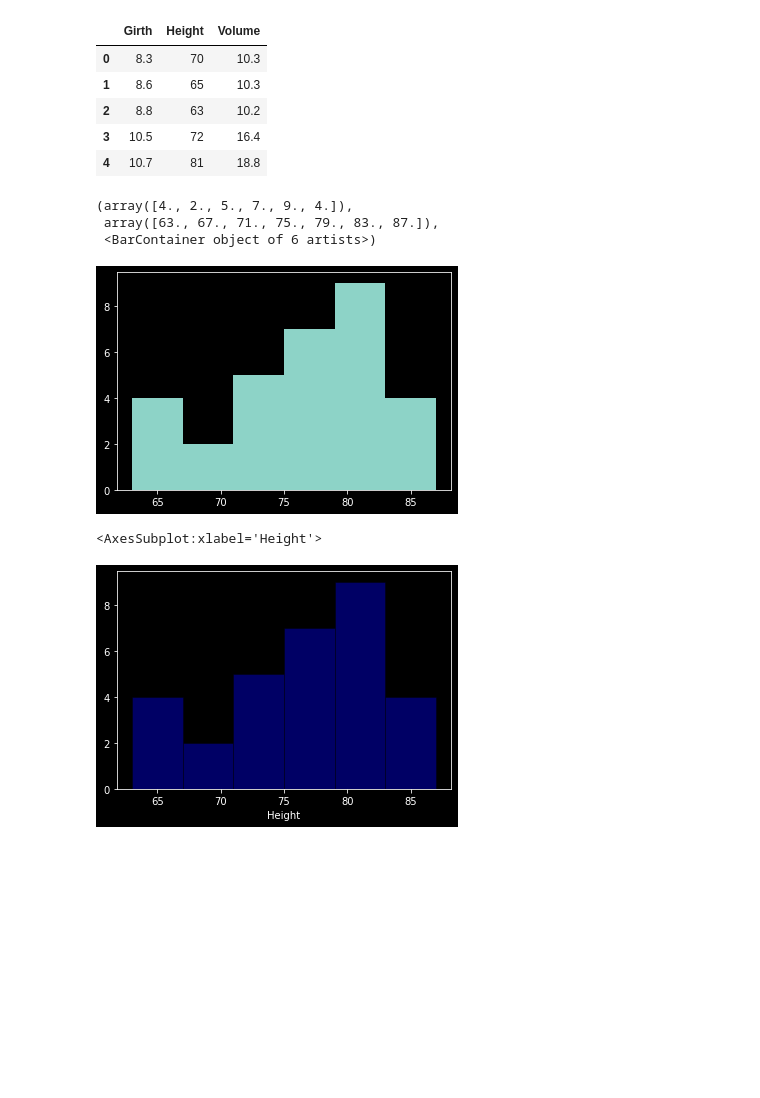
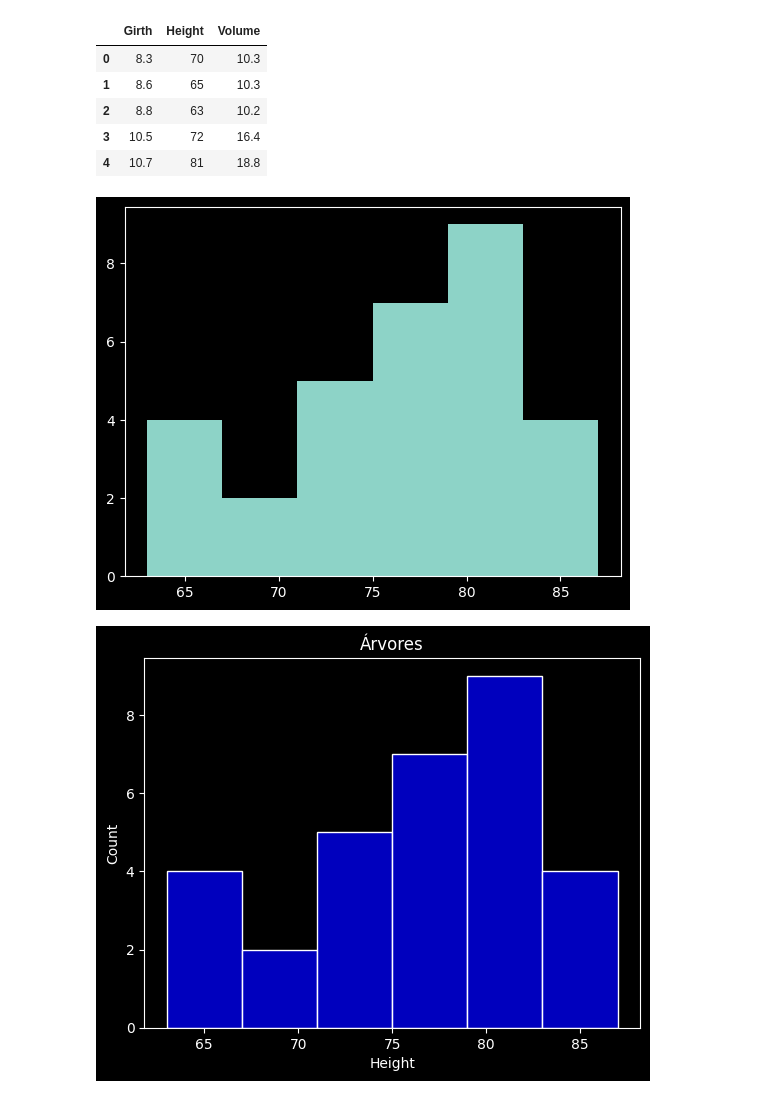
Before and after one commit to Joao-Inacio/Formacao-Cientista-de-Dados, a Jupyter notebook: 3_Gráficos/2_Densidade.ipynb, the cells around one changed output. Saved outputs shown, nothing was run; the diff lists cells and outputs as text; code cells hidden in the pictures; blank space fills up the shorter version.

```diff
--- a/3_Gráficos/2_Densidade.ipynb
+++ b/3_Gráficos/2_Densidade.ipynb
@@ -7,7 +7,7 @@ import matplotlib.pyplot as plt
 import seaborn as sns
 # %%
 # Carregando a base de dados
-base = pd.read_csv('trees.csv')
+base = pd.read_csv('./data/trees.csv')
 base.head()
 # %% [output]
 |  | Girth | Height | Volume |
@@ -19,19 +19,12 @@ base.head()
 # %%
 # Histograma com 10 divisões (bins) e somente para o primeiro atributo da
 # base de dados
-plt.hist(base.iloc[:,1], bins = 6)
+plt.hist(base.iloc[:,1], bins=6);
 # %% [output]
-(array([4., 2., 5., 7., 9., 4.]),
- array([63., 67., 71., 75., 79., 83., 87.]),
- <BarContainer object of 6 artists>)
-[figure, old version]
+[figure, new version]
 # %%
 # Histograma com a linha de distribuição de frequência, com 6 divisões (bins)
 #kde = linha de densidade
-sns.distplot(
-    base.iloc[:,1], hist = True, kde = False, bins = 6, color = 'blue',
-    hist_kws={'edgecolor': 'black'}
-)
+sns.histplot(base.iloc[:,1], kde=False, bins=6, color='blue').set(title='Árvores');
 # %% [output]
-<AxesSubplot:xlabel='Height'>
-[figure, old version]
+[figure, new version]
```
Also changed, not shown: parts of 3 cells of this notebook.
